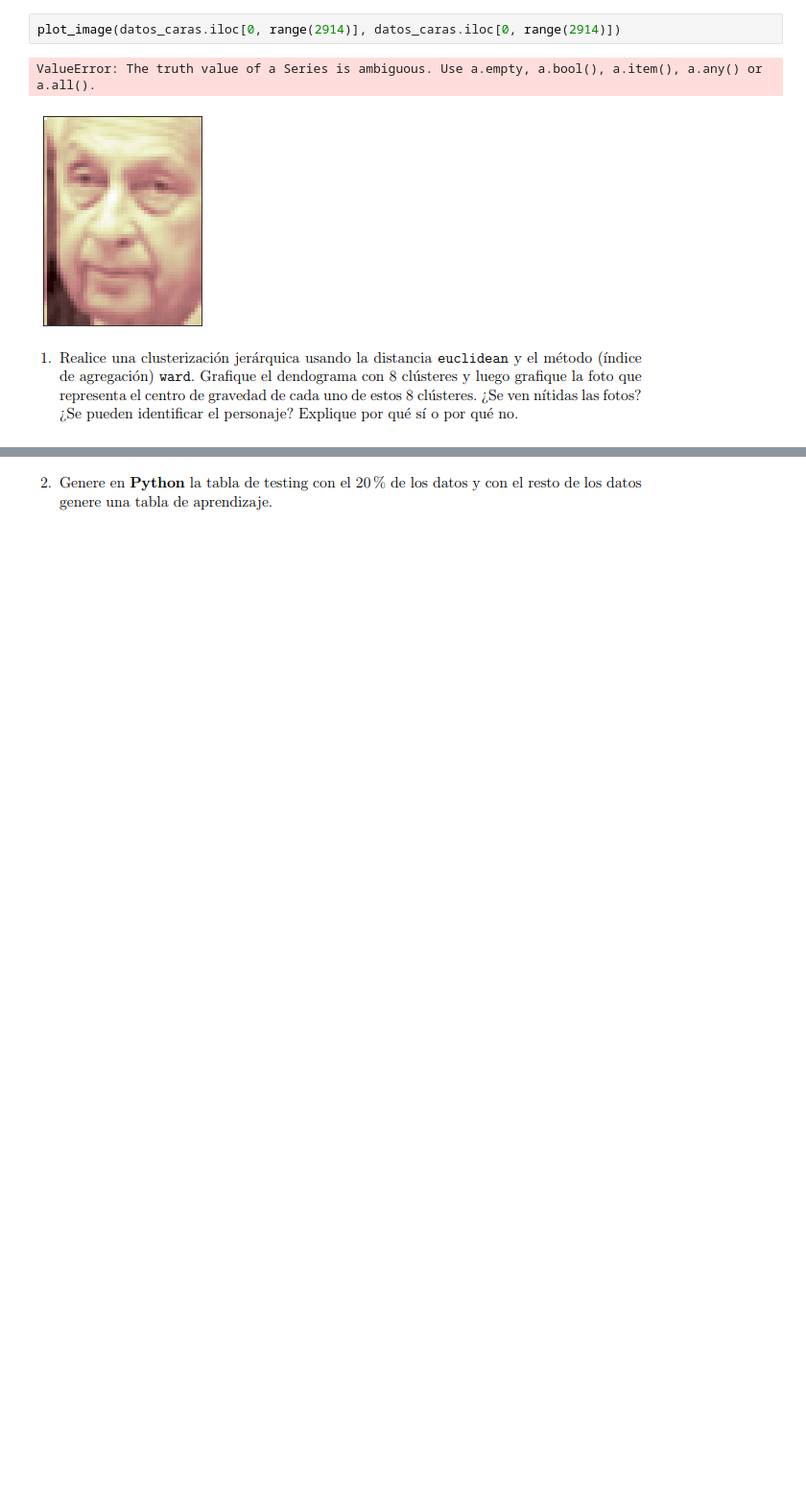
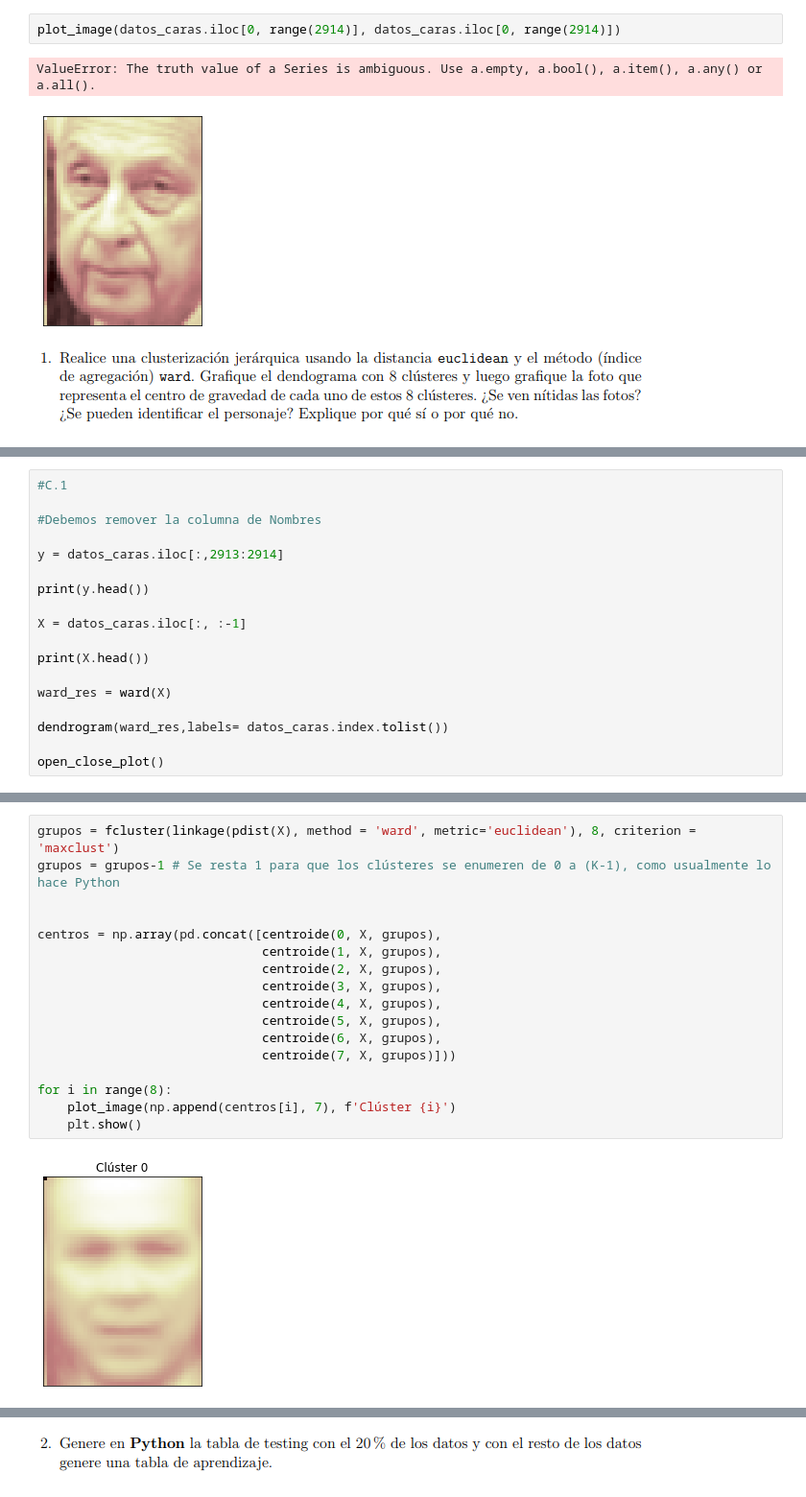
Before and after one commit to AndreyArguedas/Data-Science-Course, a Jupyter notebook: VII Lecture/Tarea6.ipynb, the cells around one changed output, grey strips where cells are left out. Shown: that part at 96% size. Drawn from its saved outputs; the diff is of its cells as text; blank space fills up the shorter version.

```diff
--- a/VII Lecture/Tarea6.ipynb
+++ b/VII Lecture/Tarea6.ipynb
@@ -423,0 +398,18 @@ NameError: name 'open_close_plot' is not defined
+# %%
+#C.1
+
+#Debemos remover la columna de Nombres
+
+y = datos_caras.iloc[:,2913:2914]
+
+print(y.head())
+
+X = datos_caras.iloc[:, :-1]
+
+print(X.head())
+
+ward_res = ward(X)
+
+dendrogram(ward_res,labels= datos_caras.index.tolist())
+
+open_close_plot()
@@ -423,0 +436,19 @@ NameError: name 'open_close_plot' is not defined
+# %%
+grupos = fcluster(linkage(pdist(X), method = 'ward', metric='euclidean'), 8, criterion = 'maxclust')
+grupos = grupos-1 # Se resta 1 para que los clústeres se enumeren de 0 a (K-1), como usualmente lo hace Python
+
+
+centros = np.array(pd.concat([centroide(0, X, grupos),
+                              centroide(1, X, grupos),
+                              centroide(2, X, grupos),
+                              centroide(3, X, grupos),
+                              centroide(4, X, grupos),
+                              centroide(5, X, grupos),
+                              centroide(6, X, grupos),
+                              centroide(7, X, grupos)]))
+
+for i in range(8):
+    plot_image(np.append(centros[i], 7), f'Clúster {i}')
+    plt.show()
+# %% [output]
+[figure, added]
```
Also changed, not shown: parts of 12 cells of this notebook, 1 other file.
